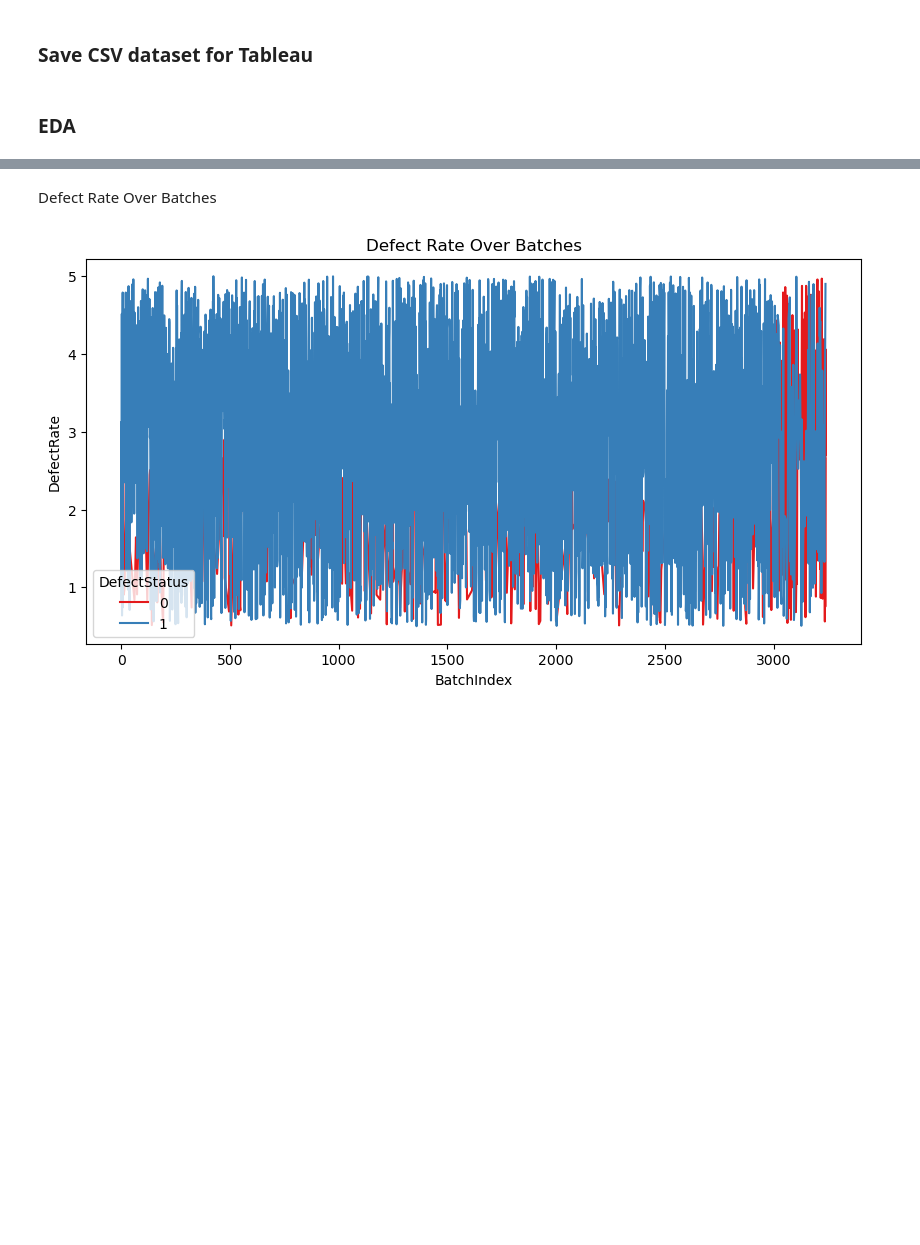
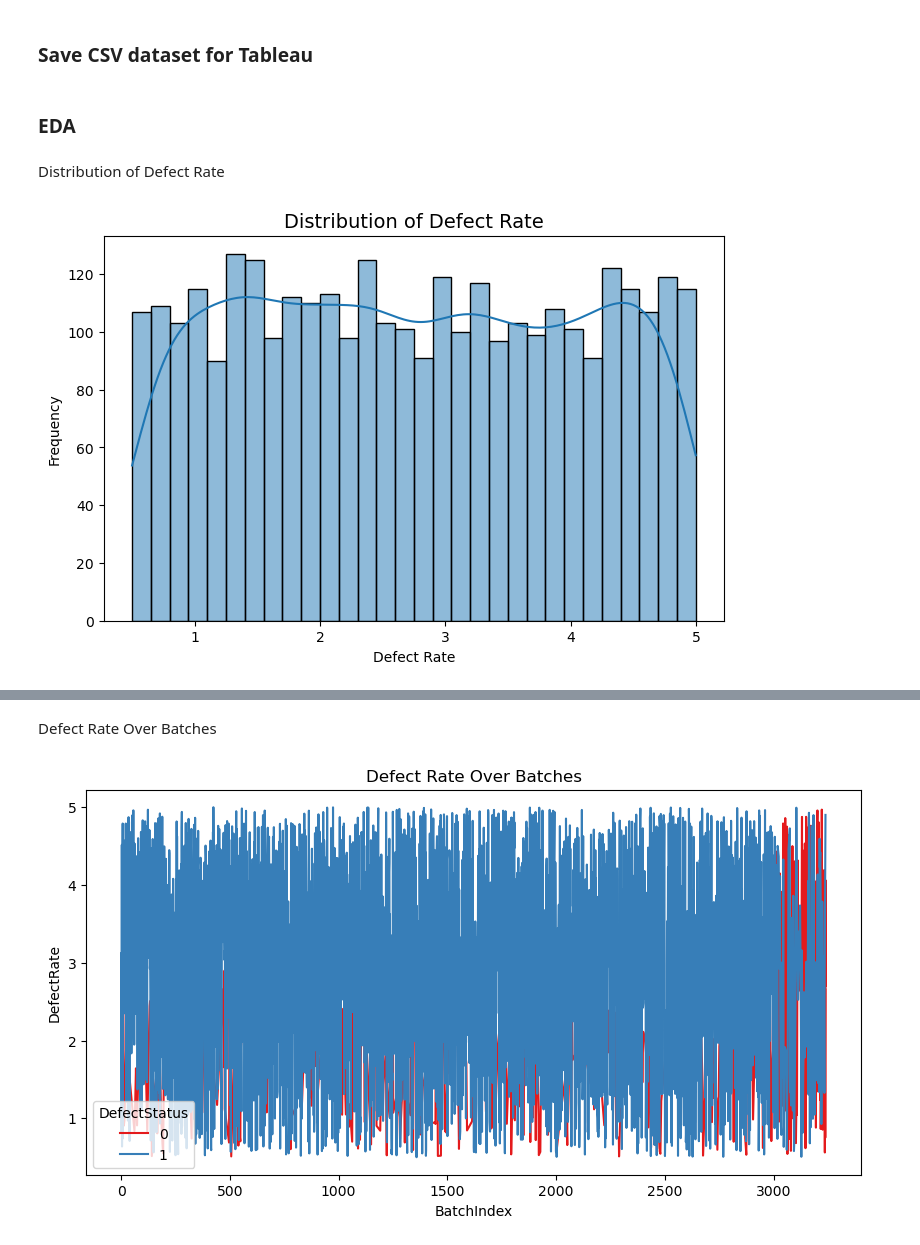
Before and after one commit to bbhatta10/Manufacturing-Quality-Analysis, a Jupyter notebook: quality.ipynb, the cells around one changed output, grey strips where cells are left out. Cells and saved outputs as stored; diff of their text form; code cells hidden in the pictures; blank space fills up the shorter version.

```diff
--- a/quality.ipynb
+++ b/quality.ipynb
@@ -104,0 +119,22 @@ df.head()
+# %%
+# Add a Synthetic Date Column
+
+# Simulate one data point per day starting from Jan 1, 2020
+# adjust the frequency if needed (e.g., 'H' for hourly or 'W' for weekly)
+df_quality_data['Date'] = pd.date_range(start='2020-01-01',periods=len(df_quality_data),freq='D')
+
+# Add a Shift Column
+# Simulate factory shifts (1, 2, 3) repeating for each record
+shifts = ['Shift 1', 'Shift 2', 'Shift 3']
+df_quality_data['Shift'] = [shifts[i % 3] for i in range(len(df_quality_data))]
+
+# Add a BatchID Column
+# Create unique batch IDs like BATCH_1000, BATCH_1001, etc.
+df_quality_data['BatchID'] = [f"BATCH_{1000 + i}" for i in range(len(df_quality_data))]
+
+
+# Final Check
+
+print("After Enhancement:\n", df_quality_data.head(10))
+print("\nColumns now available for EDA and Dashboard:")
+print(df_quality_data.columns.tolist())
@@ -139,3 +233,16 @@ Total Additive Material Cost: 970430.15
 df.to_csv("dashboard_data.csv", index=False)
 # %% [markdown]
 ### EDA
+# %% [markdown]
+Distribution of Defect Rate
+# %%
+#A left-skewed curve means most production runs have low defects (good).
+# A right-skewed curve means many runs have high defects (problematic).
+plt.figure(figsize=(8, 5))
+sns.histplot(df_quality_data['DefectRate'], kde=True, bins=30)
+plt.title("Distribution of Defect Rate", fontsize=14)
+plt.xlabel("Defect Rate")
+plt.ylabel("Frequency")
+plt.show()
+# %% [output]
+[figure, added]
```
Also changed, not shown: parts of 15 cells of this notebook.
